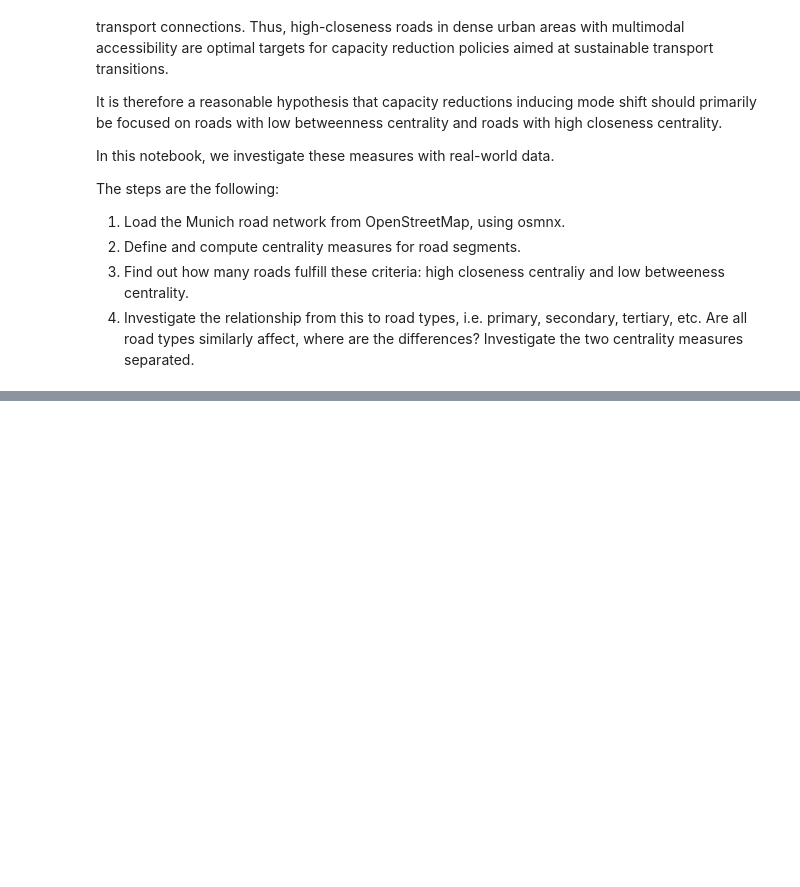
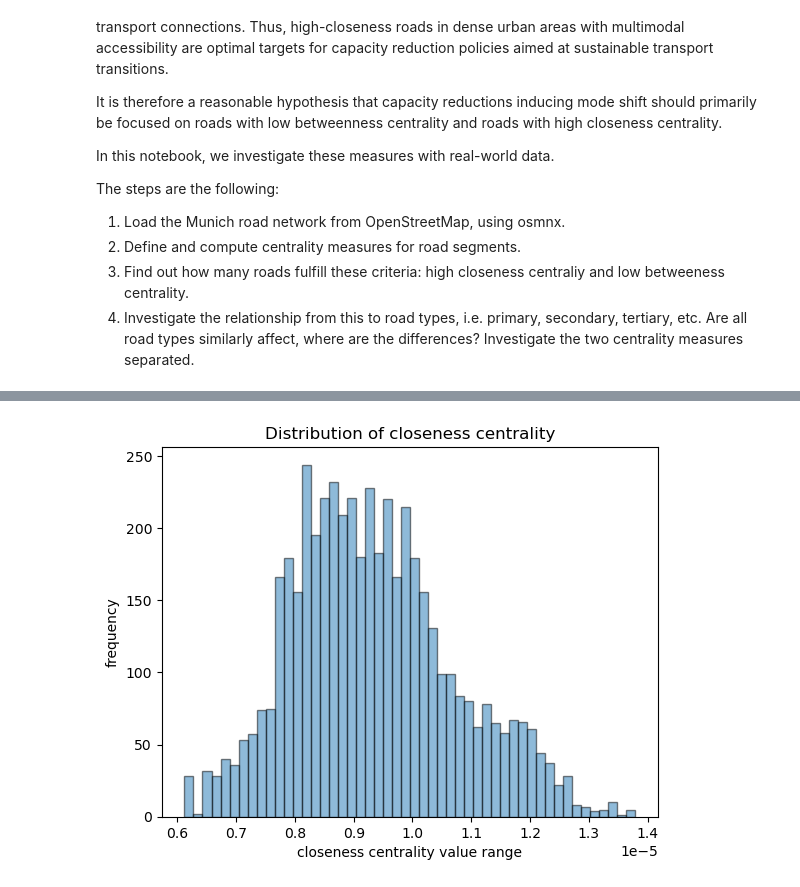
Before and after one commit to nkt1313/bavaria_simulations, a Jupyter notebook: src/data_preprocessing/investigate_closeness_criteria.ipynb, the cells around one changed output, grey strips where cells are left out. Saved outputs shown, nothing was run; the diff lists cells and outputs as text; code cells hidden in the pictures; blank space fills up the shorter version.

Commit message:
investigate closeness criteria

```diff
--- a/src/data_preprocessing/investigate_closeness_criteria.ipynb
+++ b/src/data_preprocessing/investigate_closeness_criteria.ipynb
@@ -17,0 +46,37 @@ The steps are the following:
+# %%
+def edge_closeness_centrality(G):
+    # Initialize an empty dictionary to store edge centralities
+    edge_closeness = {}
+
+    # Iterate through each edge in the graph
+    for u, v, k in G.edges(keys=True):
+        # Calculate the total distance from node u and node v to all other nodes
+        dist_u = nx.single_source_shortest_path_length(G, u)
+        dist_v = nx.single_source_shortest_path_length(G, v)
+
+        # Calculate the closeness centrality for the edge (u, v)
+        total_distance = 0
+        num_nodes = len(G.nodes())
+        for node in G.nodes():
+            # Skip nodes where the distance is inf (disconnected nodes)
+            if node != u and node != v:
+                total_distance += dist_u.get(node, np.inf) + dist_v.get(node, np.inf)
+
+        # The closeness centrality of the edge is inversely proportional to the total distance
+        edge_closeness[(u, v, k)] = 1 / total_distance if total_distance > 0 else 0
+
+    return edge_closeness
+
+
+# Compute closeness centrality
+closeness = edge_closeness_centrality(G)
+
+values = list(closeness.values())
+
+plt.hist(values, bins=50, edgecolor="black", alpha=0.5)
+plt.xlabel("closeness centrality value range")
+plt.ylabel("frequency")
+plt.title("Distribution of closeness centrality")
+plt.show()
+# %% [output]
+[figure, added]
```
Also changed, not shown: parts of 10 cells of this notebook, 2 other files.
